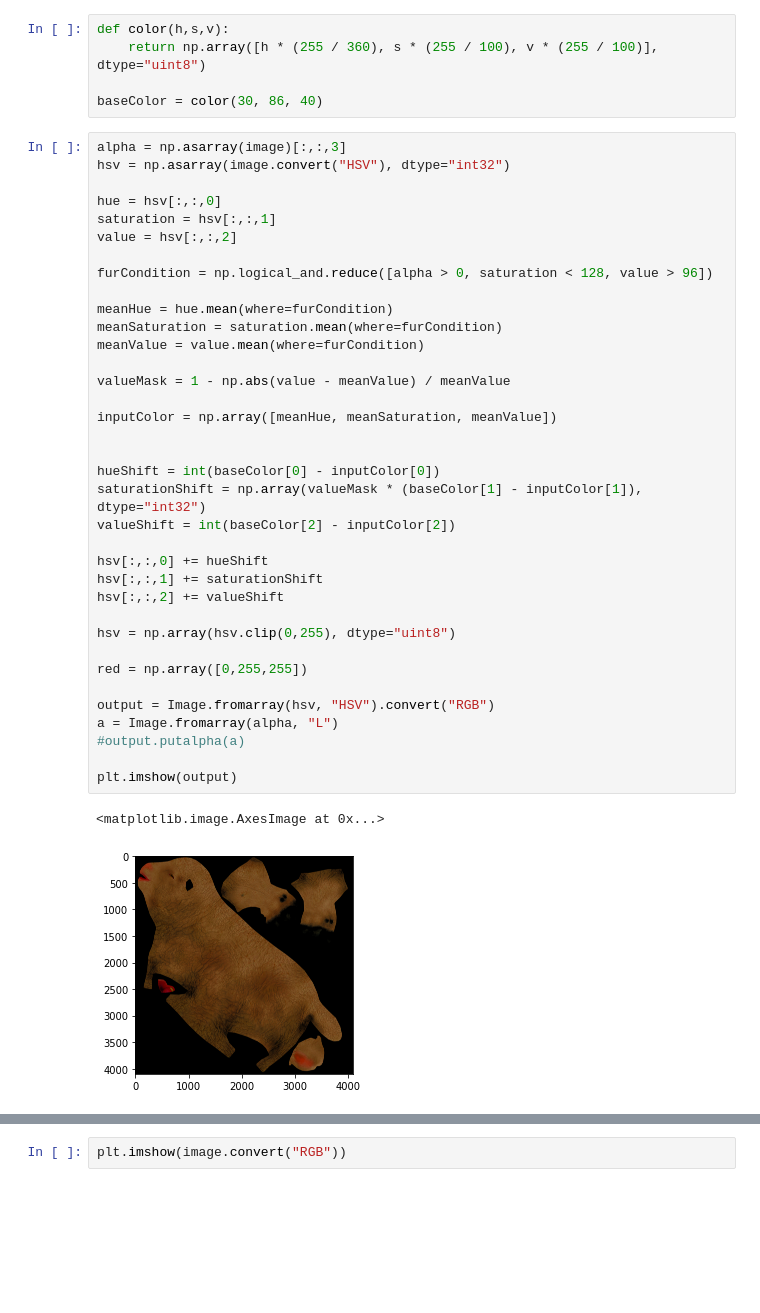
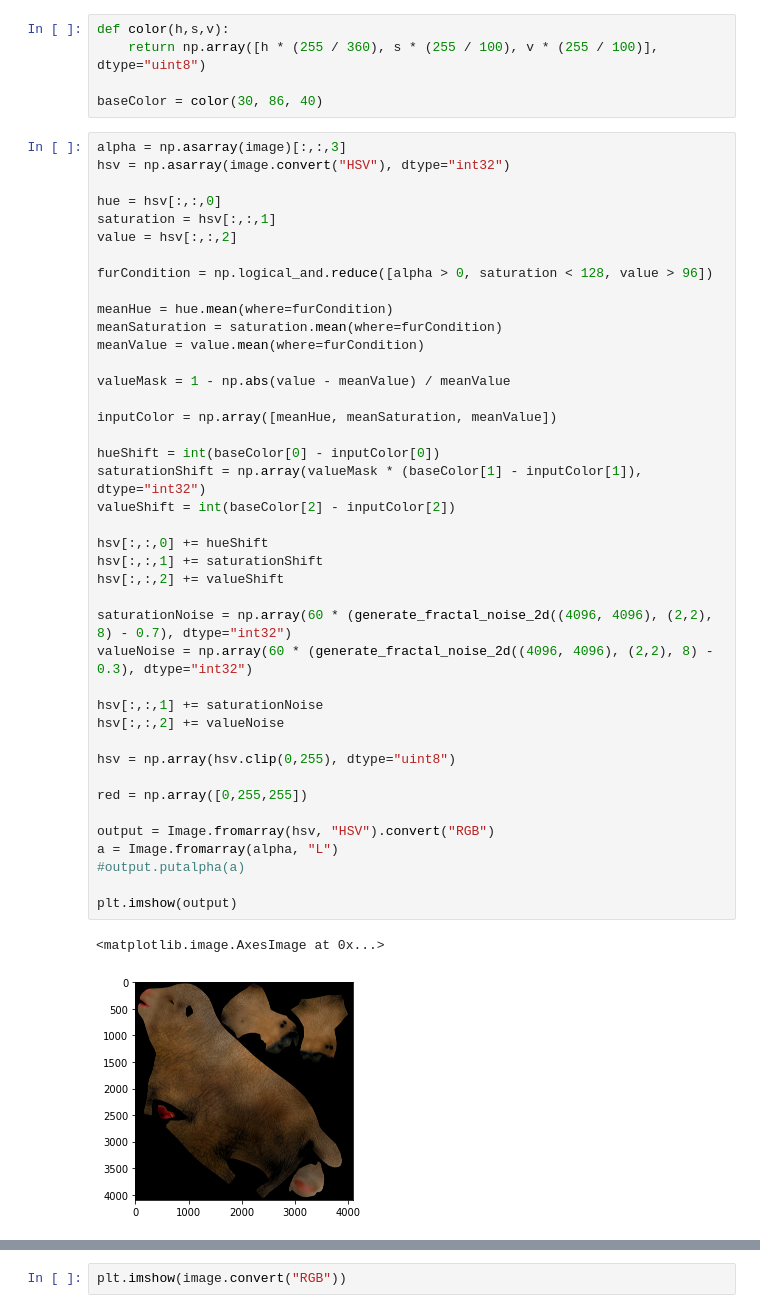
Before and after one commit to bjosttveit/masters-thesis, a Jupyter notebook: furtexture/texture_randomizer.ipynb, the cells around one changed output, grey strips where cells are left out. Saved outputs shown, nothing was run; the diff lists cells and outputs as text; blank space fills up the shorter version.

Commit message:
added noise to sheep texture

```diff
--- a/furtexture/texture_randomizer.ipynb
+++ b/furtexture/texture_randomizer.ipynb
@@ -21,32 +22,37 @@ value = hsv[:,:,2]
 
 furCondition = np.logical_and.reduce([alpha > 0, saturation < 128, value > 96])
 
 meanHue = hue.mean(where=furCondition)
 meanSaturation = saturation.mean(where=furCondition)
 meanValue = value.mean(where=furCondition)
 
 valueMask = 1 - np.abs(value - meanValue) / meanValue
 
 inputColor = np.array([meanHue, meanSaturation, meanValue])
 
-
 hueShift = int(baseColor[0] - inputColor[0])
 saturationShift = np.array(valueMask * (baseColor[1] - inputColor[1]), dtype="int32")
 valueShift = int(baseColor[2] - inputColor[2])
 
 hsv[:,:,0] += hueShift
 hsv[:,:,1] += saturationShift
 hsv[:,:,2] += valueShift
+
+saturationNoise = np.array(60 * (generate_fractal_noise_2d((4096, 4096), (2,2), 8) - 0.7), dtype="int32")
+valueNoise = np.array(60 * (generate_fractal_noise_2d((4096, 4096), (2,2), 8) - 0.3), dtype="int32")
+
+hsv[:,:,1] += saturationNoise
+hsv[:,:,2] += valueNoise
 
 hsv = np.array(hsv.clip(0,255), dtype="uint8")
 
 red = np.array([0,255,255])
 
 output = Image.fromarray(hsv, "HSV").convert("RGB")
 a = Image.fromarray(alpha, "L")
 #output.putalpha(a)
 
 plt.imshow(output)
 # %% [output]
 <matplotlib.image.AxesImage at 0x...>
-[figure, old version]
+[figure, new version]
```
Also changed, not shown: parts of 3 cells of this notebook.
